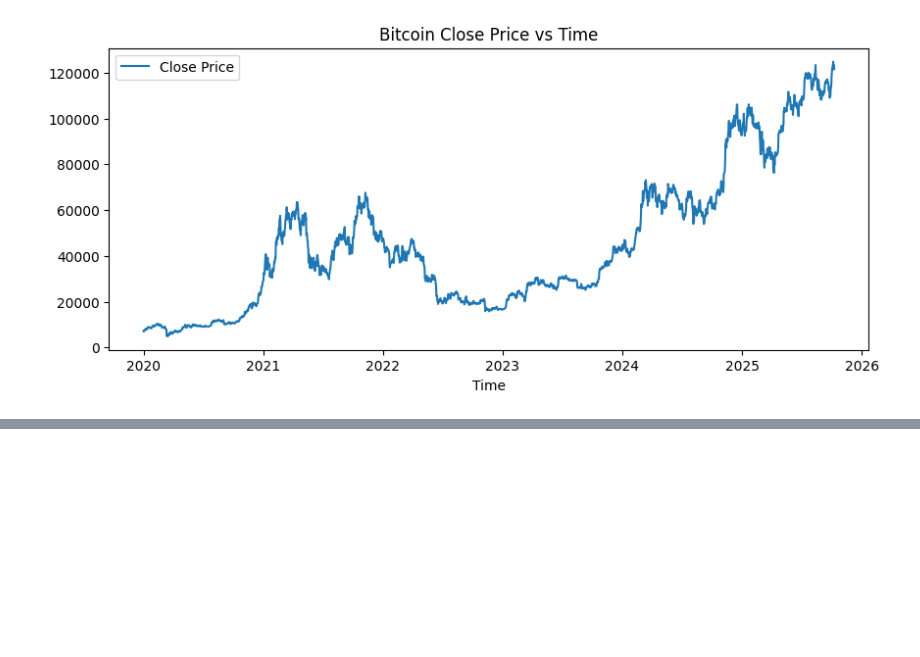
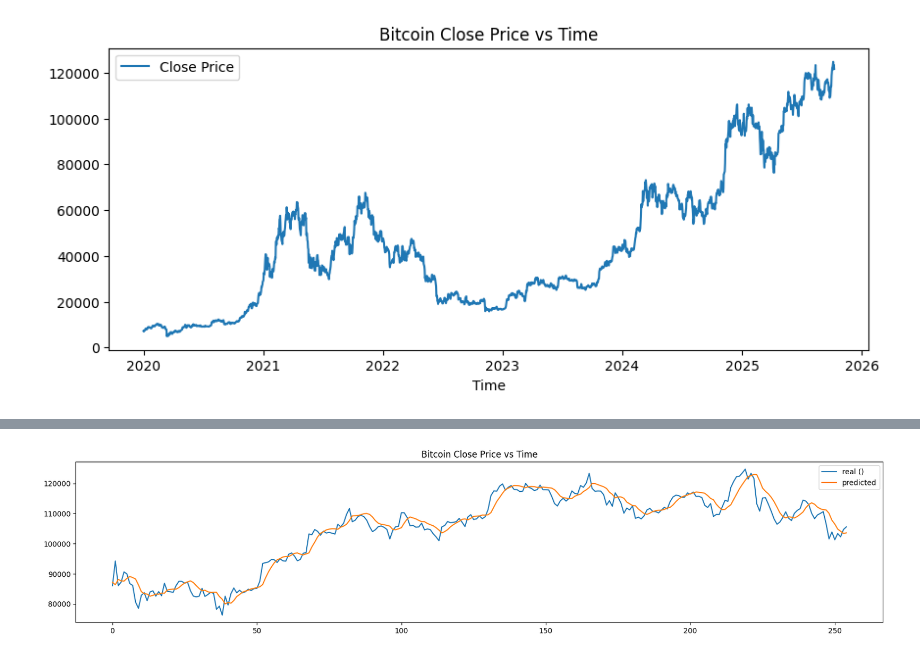
Before and after one commit to DenysZakharovGH/ML-Stock-Price-Prediction-, a Jupyter notebook: main.ipynb, the cells around one changed output, grey strips where cells are left out. Cells and saved outputs as stored; diff of their text form; code cells hidden in the pictures; blank space fills up the shorter version.

Commit message:
on data, machine haven't seen results MSE: 0.00001, Test MAE: 0.00215

```diff
--- a/main.ipynb
+++ b/main.ipynb
@@ -73,16 +75,8 @@ def make_dataset(series, seq_len=50, step=1):
         y.append(series[i+seq_len])
     X = np.array(X)
     y = np.array(y)
+
+    print(X.shape)
     # LSTM в Keras очікує форму (samples, timesteps, features)
     X = X.reshape((X.shape[0], X.shape[1], 1))
     return X, y
-
-
-seq_len = 50
-
-np_data = np.asarray(data["Close"])
-np_data = np_data / 1000000
-X, y = make_dataset(np_data, seq_len=seq_len)
-
-
-print(X.shape)
@@ -91,7 +112,7 @@ print(X.shape)
 # %%
 
 X_train, X_test, y_train, y_test = train_test_split(X, y, test_size=0.2, random_state=42)
-X_train, X_val, y_train, y_val = train_test_split(X_train, y_train, test_size=0.1, random_state=42)
+#X_train, X_val, y_train, y_val = train_test_split(X_train, y_train, test_size=0.1, random_state=42)
 
 print(X_train.shape)
 print(X_test.shape)
@@ -129,7 +150,7 @@ history = model.fit(
     X_train, y_train,
     epochs=30,
     batch_size=32,
-    validation_data=(X_val, y_val)
+    #validation_data=(X_val, y_val)
 )
 # %% [output]
 Epoch 1/30
@@ -171 +192,7 @@ Test MSE: 0.00000, Test MAE: 0.00144
 [figure]
+# %%
+
+np_data_test = np.asarray(data_test["Close"])
+np_data_test = np_data_test / 1000000
+
+X_t, y_t = make_dataset(np_data_test, seq_len=seq_len)
@@ -171,0 +217,16 @@ Test MSE: 0.00000, Test MAE: 0.00144
+# %%
+# 6) Оцінка та прогноз
+test_loss, test_mae = model.evaluate(X_t, y_t)
+print(f"Test MSE: {test_loss:.5f}, Test MAE: {test_mae:.5f}")
+
+# Робимо прогноз на тестовій частині
+y_pred = model.predict(X_t).flatten()
+
+# 7) Візуалізація: частина справжніх та прогноз
+plt.figure(figsize=(20, 4))
+plt.plot(y_t * 1000000, label='real ()')
+plt.plot(y_pred * 1000000, label='predicted')
+plt.legend()
+plt.title("Bitcoin Close Price vs Time")
+plt.show()
+# %% [output]
@@ -171,0 +236 @@ Test MSE: 0.00000, Test MAE: 0.00144
+[figure, added]
```
Also changed, not shown: parts of 10 cells of this notebook.
